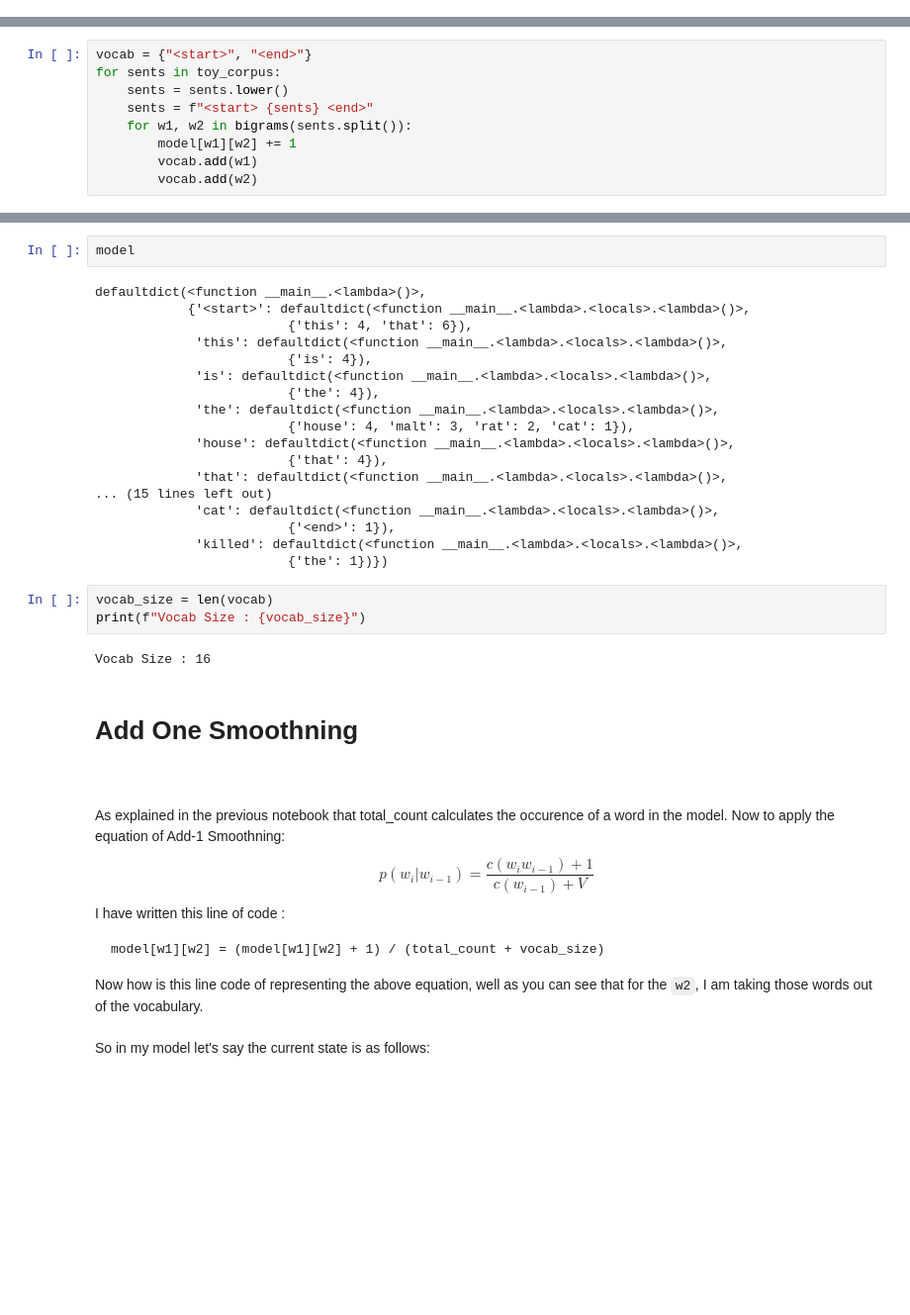
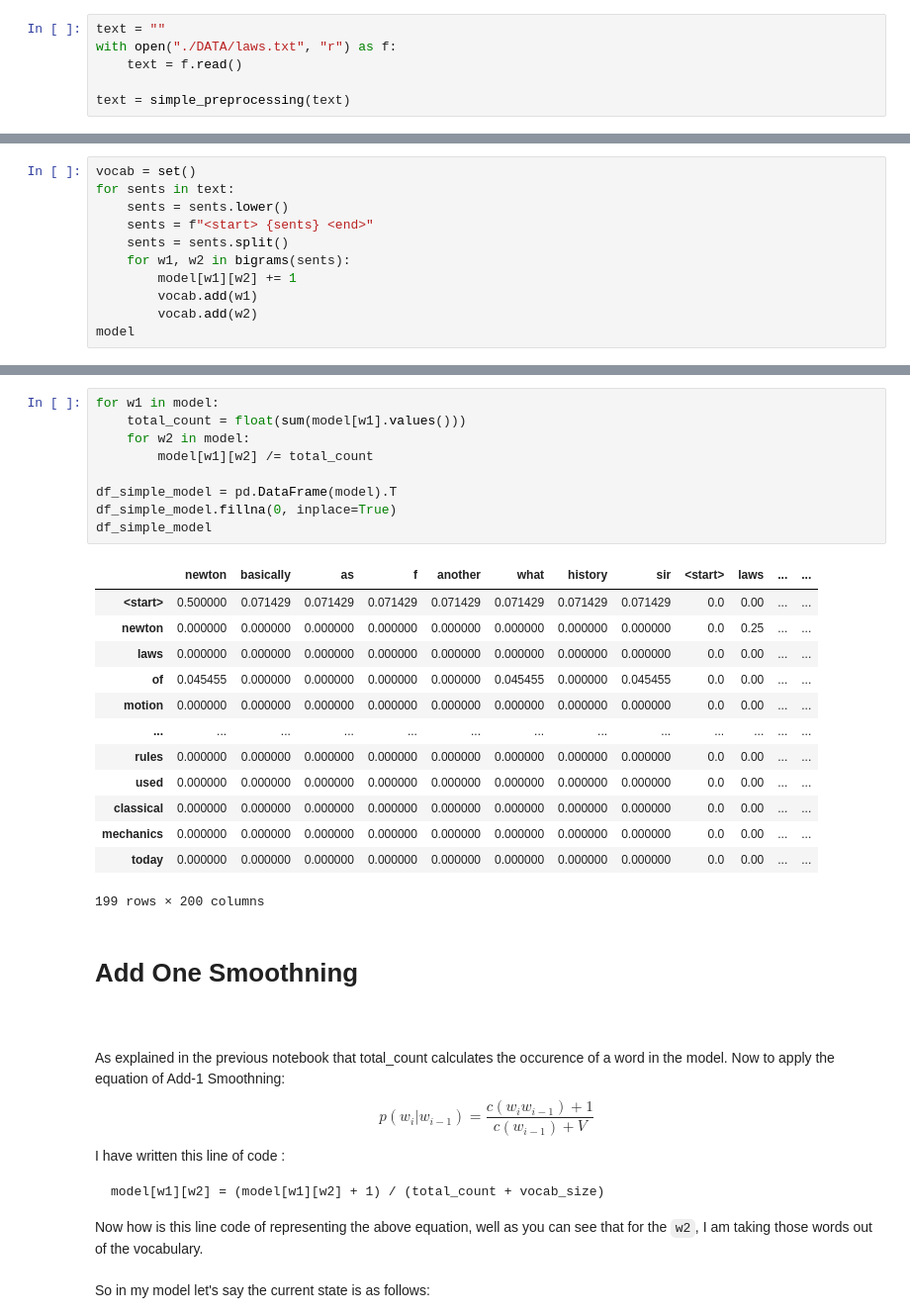
Before and after one commit to lucifermorningstar1305/nlp, a Jupyter notebook: 10_Bigram_Model_with_Add_one_smoothning.ipynb, the cells around one changed output, grey strips where cells are left out. Shown at 99% size. Cells and saved outputs as stored; diff of their text form; blank space fills up the shorter version.

Commit message:
Modified : Bigram Add One smoothning with some preprocessing for texts

```diff
--- a/10_Bigram_Model_with_Add_one_smoothning.ipynb
+++ b/10_Bigram_Model_with_Add_one_smoothning.ipynb
@@ -13,2 +13,8 @@ toy_corpus = ["This is the house that Jack built", "This is the malt",
+# %%
+text = ""
+with open("./DATA/laws.txt", "r") as f:
+    text = f.read()
+
+text = simple_preprocessing(text)
 # %%
 model = defaultdict(lambda : defaultdict(lambda : 0))
@@ -15,9 +22,11 @@ model = defaultdict(lambda : defaultdict(lambda : 0))
 # %%
-vocab = {"<start>", "<end>"}
-for sents in toy_corpus:
+vocab = set()
+for sents in text:
     sents = sents.lower()
     sents = f"<start> {sents} <end>"
-    for w1, w2 in bigrams(sents.split()):
+    sents = sents.split()
+    for w1, w2 in bigrams(sents):
         model[w1][w2] += 1
         vocab.add(w1)
         vocab.add(w2)
+model
@@ -24,28 +51,26 @@ for sents in toy_corpus:
-# %%
-model
-# %% [output]
-defaultdict(<function __main__.<lambda>()>,
-            {'<start>': defaultdict(<function __main__.<lambda>.<locals>.<lambda>()>,
-                         {'this': 4, 'that': 6}),
-             'this': defaultdict(<function __main__.<lambda>.<locals>.<lambda>()>,
-                         {'is': 4}),
-             'is': defaultdict(<function __main__.<lambda>.<locals>.<lambda>()>,
-                         {'the': 4}),
-             'the': defaultdict(<function __main__.<lambda>.<locals>.<lambda>()>,
-                         {'house': 4, 'malt': 3, 'rat': 2, 'cat': 1}),
-             'house': defaultdict(<function __main__.<lambda>.<locals>.<lambda>()>,
-                         {'that': 4}),
-             'that': defaultdict(<function __main__.<lambda>.<locals>.<lambda>()>,
-... (15 lines left out)
-             'cat': defaultdict(<function __main__.<lambda>.<locals>.<lambda>()>,
-                         {'<end>': 1}),
-             'killed': defaultdict(<function __main__.<lambda>.<locals>.<lambda>()>,
-                         {'the': 1})})
-# %%
-vocab_size = len(vocab)
-print(f"Vocab Size : {vocab_size}")
-# %% [output]
-Vocab Size : 16
+# %%
+for w1 in model:
+    total_count = float(sum(model[w1].values()))
+    for w2 in model:
+        model[w1][w2] /= total_count
+
+df_simple_model = pd.DataFrame(model).T
+df_simple_model.fillna(0, inplace=True)
+df_simple_model
+# %% [output]
+|  | newton | basically | as | f | another | what | history | sir | <start> | laws | ... | ... |
+| <start> | 0.500000 | 0.071429 | 0.071429 | 0.071429 | 0.071429 | 0.071429 | 0.071429 | 0.071429 | 0.0 | 0.00 | ... | ... |
+| newton | 0.000000 | 0.000000 | 0.000000 | 0.000000 | 0.000000 | 0.000000 | 0.000000 | 0.000000 | 0.0 | 0.25 | ... | ... |
+| laws | 0.000000 | 0.000000 | 0.000000 | 0.000000 | 0.000000 | 0.000000 | 0.000000 | 0.000000 | 0.0 | 0.00 | ... | ... |
+| of | 0.045455 | 0.000000 | 0.000000 | 0.000000 | 0.000000 | 0.045455 | 0.000000 | 0.045455 | 0.0 | 0.00 | ... | ... |
+| motion | 0.000000 | 0.000000 | 0.000000 | 0.000000 | 0.000000 | 0.000000 | 0.000000 | 0.000000 | 0.0 | 0.00 | ... | ... |
+| ... | ... | ... | ... | ... | ... | ... | ... | ... | ... | ... | ... | ... |
+| rules | 0.000000 | 0.000000 | 0.000000 | 0.000000 | 0.000000 | 0.000000 | 0.000000 | 0.000000 | 0.0 | 0.00 | ... | ... |
+| used | 0.000000 | 0.000000 | 0.000000 | 0.000000 | 0.000000 | 0.000000 | 0.000000 | 0.000000 | 0.0 | 0.00 | ... | ... |
+| classical | 0.000000 | 0.000000 | 0.000000 | 0.000000 | 0.000000 | 0.000000 | 0.000000 | 0.000000 | 0.0 | 0.00 | ... | ... |
+| mechanics | 0.000000 | 0.000000 | 0.000000 | 0.000000 | 0.000000 | 0.000000 | 0.000000 | 0.000000 | 0.0 | 0.00 | ... | ... |
+| today | 0.000000 | 0.000000 | 0.000000 | 0.000000 | 0.000000 | 0.000000 | 0.000000 | 0.000000 | 0.0 | 0.00 | ... | ... |
+199 rows × 200 columns
 # %% [markdown]
 # Add One Smoothning
 
```
Also changed, not shown: parts of 7 cells of this notebook, 1 other file.
